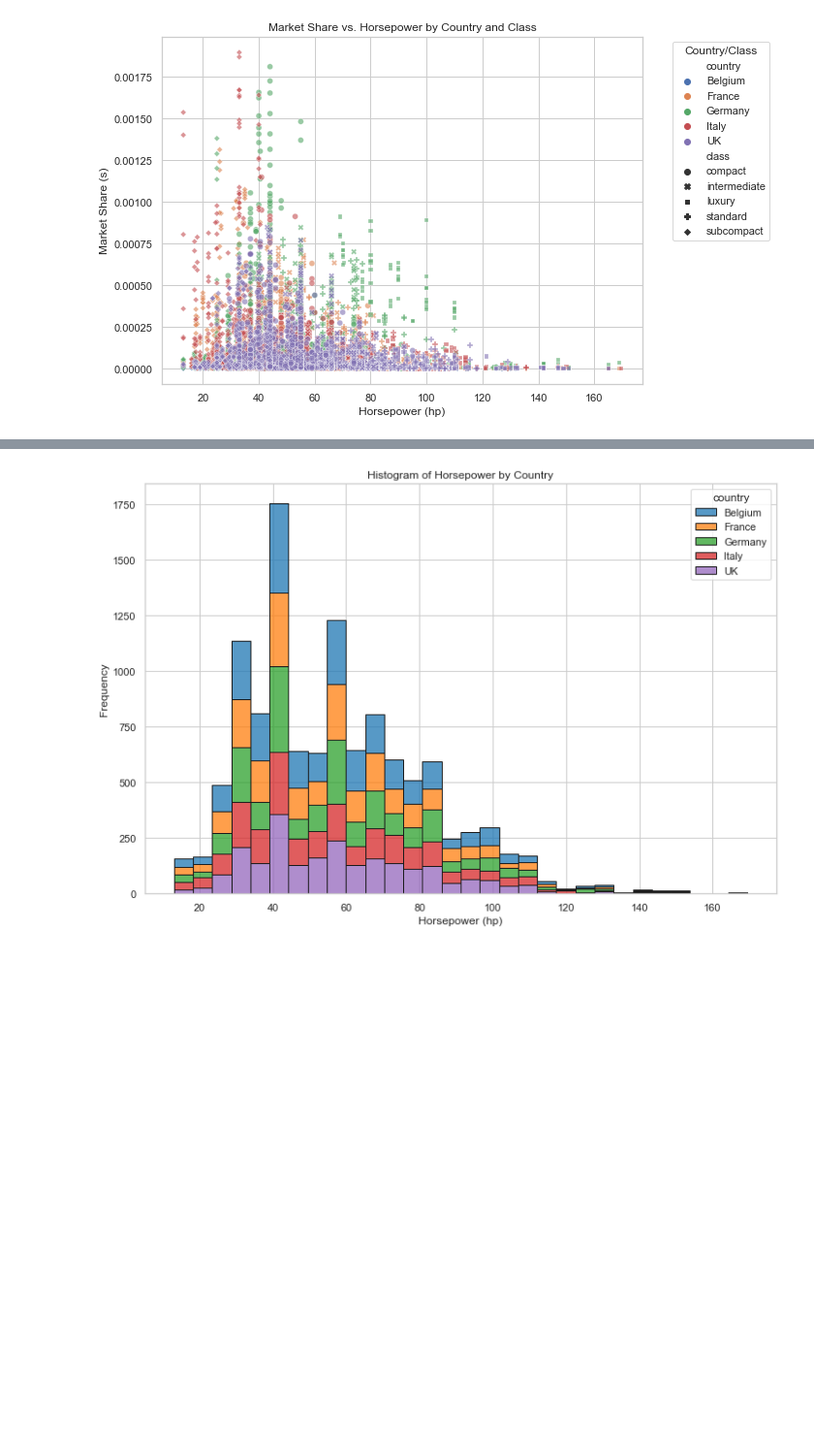
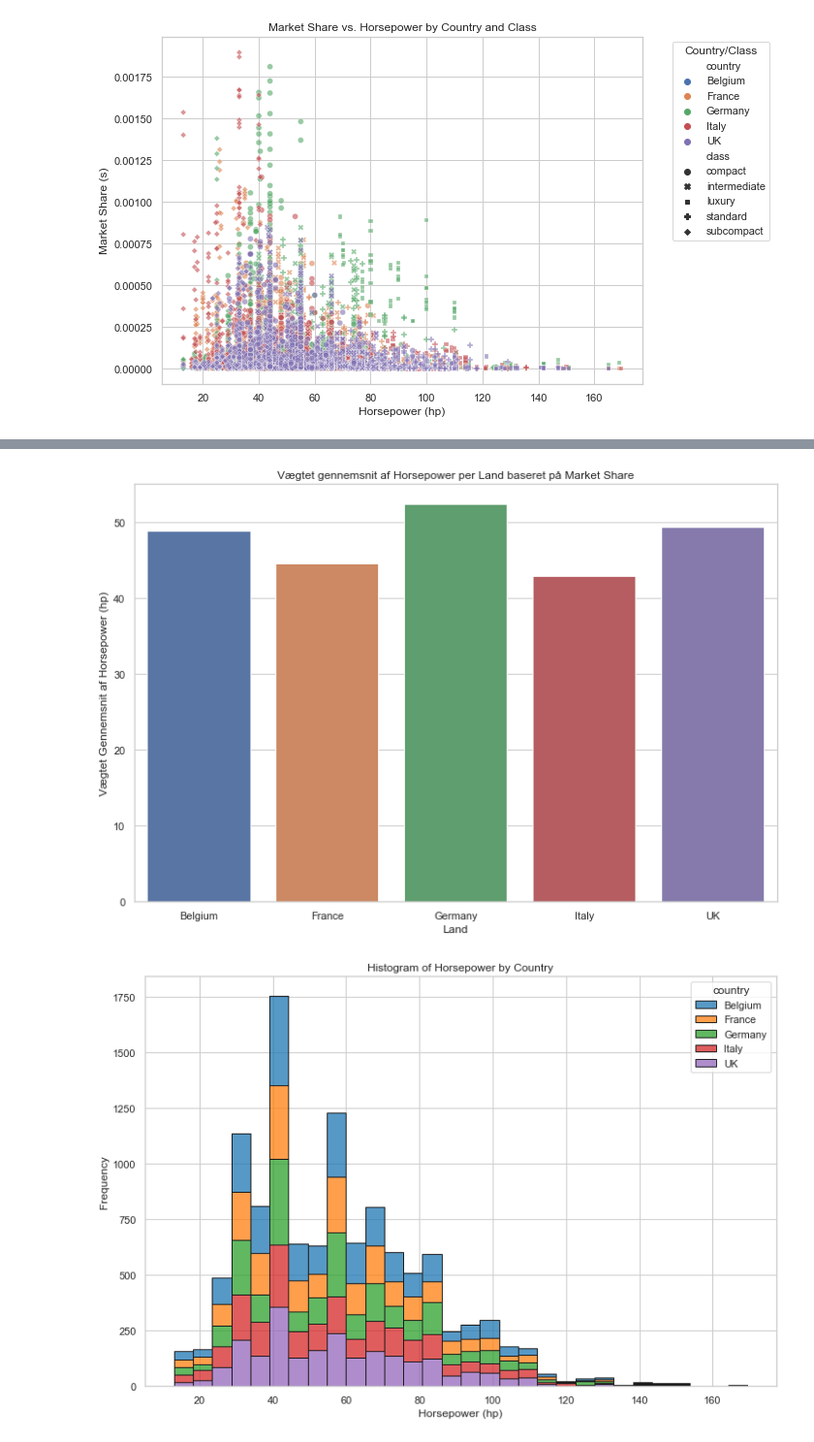
Before and after one commit to Mert264/Bachelorproject, a Jupyter notebook: Kode_Brugbart.ipynb, the cells around one changed output, grey strips where cells are left out. Shown at 97% size. Drawn from its saved outputs; the diff is of its cells as text; code cells hidden in the pictures; blank space fills up the shorter version.

```diff
--- a/Kode_Brugbart.ipynb
+++ b/Kode_Brugbart.ipynb
@@ -85,3 +115,22 @@ plt.tight_layout()
+# %%
+import numpy as np
+import pandas as pd
+import matplotlib.pyplot as plt
+import seaborn as sns
+
+# Antag at 'cars' er dit DataFrame og allerede indeholder alle nødvendige kolonner og korrekte datatyper
+# Beregn det vægtede gennemsnit af 'hp' (hestekræfter) for hver 'country' baseret på markedsandelen 's' som vægte
+weighted_avg_hp = cars.groupby('country').apply(lambda x: np.average(x['hp'], weights=x['s'])).reset_index(name='weighted_hp')
+
+# Visualisering af det vægtede gennemsnit af hestekræfter for hvert land
+plt.figure(figsize=(12, 8))
+sns.barplot(x='country', y='weighted_hp', data=weighted_avg_hp)
+plt.title('Vægtet gennemsnit af Horsepower per Land baseret på Market Share')
+plt.xlabel('Land')
+plt.ylabel('Vægtet Gennemsnit af Horsepower (hp)')
+plt.show()
+# %% [output]
+[figure, added]
 # %%
 # Set the figure size
 plt.figure(figsize=(12, 8))
```
Also changed, not shown: parts of 53 cells of this notebook, 5 other files.
